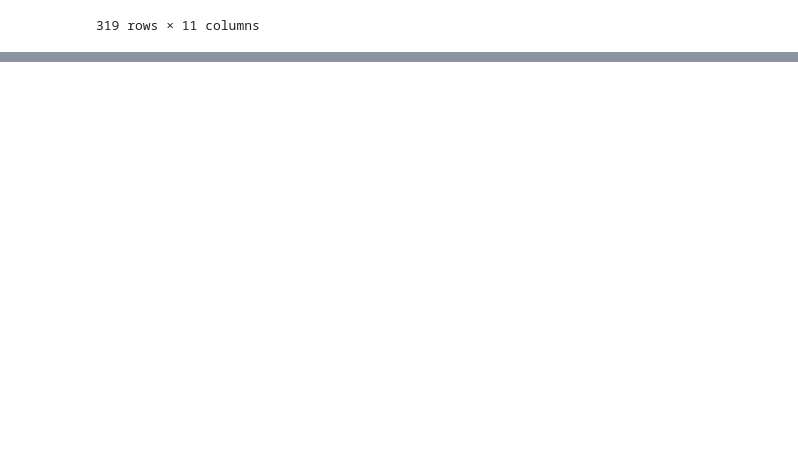
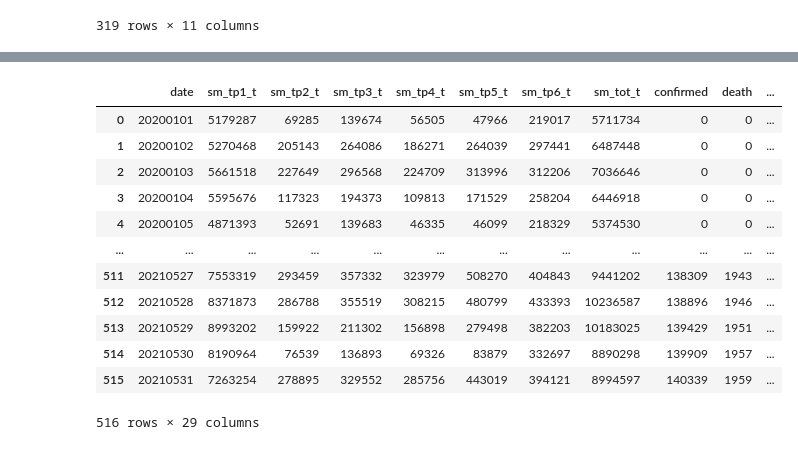
Before and after one commit to tjdrnr1217/-Bigdata-Python-2023, a Jupyter notebook: Day06/py32_pandas_io.ipynb, the cells around one changed output, grey strips where cells are left out. Cells and saved outputs as stored; diff of their text form; code cells hidden in the pictures; blank space fills up the shorter version.

```diff
--- a/Day06/py32_pandas_io.ipynb
+++ b/Day06/py32_pandas_io.ipynb
@@ -50,0 +105,19 @@ df2
+# %%
+# excel xls/ xlsx(xml textfile)
+# sheet_name이 없으면 첫번째 시트를 기본으로 해서 읽음
+df_xls = pd.read_excel('./totally_raw_data.xlsx', sheet_name='totally_raw_data')
+df_xls
+# %% [output]
+|  | date | sm_tp1_t | sm_tp2_t | sm_tp3_t | sm_tp4_t | sm_tp5_t | sm_tp6_t | sm_tot_t | confirmed | death | ... |
+| 0 | 20200101 | 5179287 | 69285 | 139674 | 56505 | 47966 | 219017 | 5711734 | 0 | 0 | ... |
+| 1 | 20200102 | 5270468 | 205143 | 264086 | 186271 | 264039 | 297441 | 6487448 | 0 | 0 | ... |
+| 2 | 20200103 | 5661518 | 227649 | 296568 | 224709 | 313996 | 312206 | 7036646 | 0 | 0 | ... |
+| 3 | 20200104 | 5595676 | 117323 | 194373 | 109813 | 171529 | 258204 | 6446918 | 0 | 0 | ... |
+| 4 | 20200105 | 4871393 | 52691 | 139683 | 46335 | 46099 | 218329 | 5374530 | 0 | 0 | ... |
+| ... | ... | ... | ... | ... | ... | ... | ... | ... | ... | ... | ... |
+| 511 | 20210527 | 7553319 | 293459 | 357332 | 323979 | 508270 | 404843 | 9441202 | 138309 | 1943 | ... |
+| 512 | 20210528 | 8371873 | 286788 | 355519 | 308215 | 480799 | 433393 | 10236587 | 138896 | 1946 | ... |
+| 513 | 20210529 | 8993202 | 159922 | 211302 | 156898 | 279498 | 382203 | 10183025 | 139429 | 1951 | ... |
+| 514 | 20210530 | 8190964 | 76539 | 136893 | 69326 | 83879 | 332697 | 8890298 | 139909 | 1957 | ... |
+| 515 | 20210531 | 7263254 | 278895 | 329552 | 285756 | 443019 | 394121 | 8994597 | 140339 | 1959 | ... |
+516 rows × 29 columns
```
Also changed, not shown: parts of 17 cells of this notebook, 6 other files.
